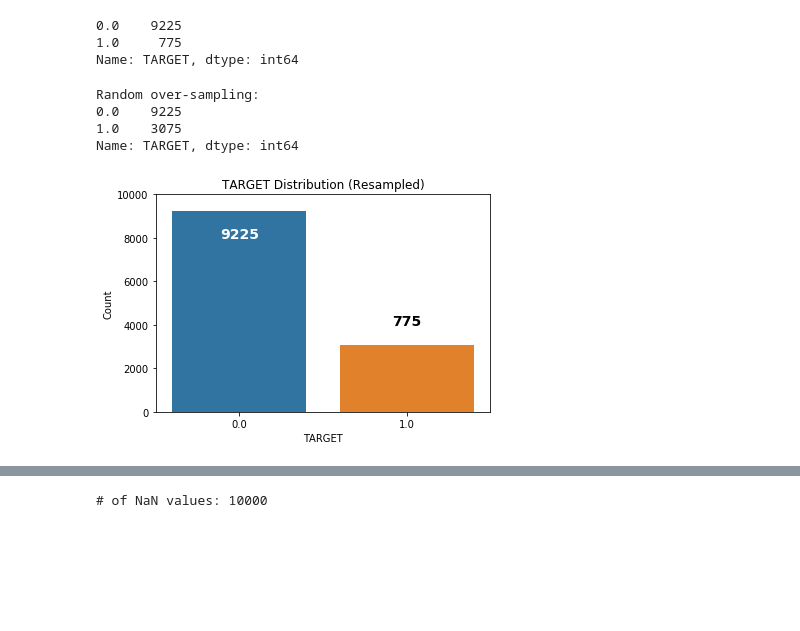
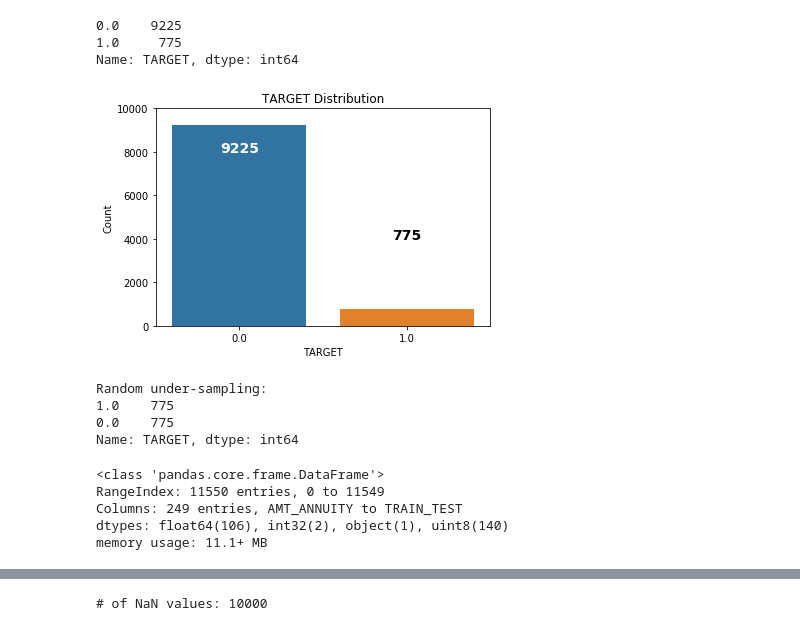
Before and after one commit to milesin3d/HomeCreditDefaultRisk, a Jupyter notebook: HomeCreditDefaultRisk.ipynb, the cells around one changed output, grey strips where cells are left out. Drawn from its saved outputs; the diff is of its cells as text; code cells hidden in the pictures; blank space fills up the shorter version.

Commit message:
adjusted missing values func and added new ML params

```diff
--- a/HomeCreditDefaultRisk.ipynb
+++ b/HomeCreditDefaultRisk.ipynb
@@ -1625,0 +1659,6 @@ WALLSMATERIAL_MODE : ['Stone, brick', 'Block', 'unknown', 'Panel', 'Mixed', 'Woo
+# %%
+# fill in missing values in MEDI cols
+nan_cols_medi = [x for x in nan_cols if 'MEDI' in x]
+a[nan_cols_medi] = a[nan_cols_medi].fillna(a.median())
+nan_cols = [x for x in nan_cols if x not in nan_cols_medi]
+a[nan_cols_medi].info()
@@ -1625,0 +1685,6 @@ WALLSMATERIAL_MODE : ['Stone, brick', 'Block', 'unknown', 'Panel', 'Mixed', 'Woo
+# %%
+# fill in missing values in MODE cols
+nan_cols_mode = [x for x in nan_cols if 'MODE' in x]
+a[nan_cols_mode] = a[nan_cols_mode].fillna(a.mode().ix[0])
+nan_cols = [x for x in nan_cols if x not in nan_cols_mode]
+a[nan_cols_mode].info()
@@ -1625,0 +1716,6 @@ WALLSMATERIAL_MODE : ['Stone, brick', 'Block', 'unknown', 'Panel', 'Mixed', 'Woo
+# %%
+# fill in missing values in AMT_REQ_CREDIT_BUREAU cols
+nan_cols_amt_req = [x for x in nan_cols if 'AMT_REQ_CREDIT_BUREAU_' in x]
+a[nan_cols_amt_req] = a[nan_cols_amt_req].fillna(0)
+nan_cols = [x for x in nan_cols if x not in nan_cols_amt_req]
+a[nan_cols_amt_req].info()
@@ -1625,0 +1734,6 @@ WALLSMATERIAL_MODE : ['Stone, brick', 'Block', 'unknown', 'Panel', 'Mixed', 'Woo
+# %%
+# fill in missing values in SOCIAL_CIRCLE cols
+nan_cols_social = [x for x in nan_cols if 'SOCIAL_CIRCLE' in x]
+a[nan_cols_social] = a[nan_cols_social].fillna(a.mode().ix[0])
+nan_cols = [x for x in nan_cols if x not in nan_cols_social]
+a[nan_cols_social].info()
@@ -2287,40 +2394,46 @@ df_class_1 = df_comb[df_comb['TARGET'] == 1]
 1.0     775
 Name: TARGET, dtype: int64
 # %%
-ratio = 75/25
-n_samples = int(count_class_0 / ratio)
-
-df_class_1_over = df_class_1.sample(n=n_samples, replace=True, random_state=1)
-df_oversampled = pd.concat([df_class_0, df_class_1_over], axis=0)
-
-print('Random over-sampling:')
-print(df_oversampled['TARGET'].value_counts())
-
-count_class_0, count_class_1 = df_comb['TARGET'].value_counts()
-
-ax = sns.countplot(df_oversampled['TARGET'])
-_ = plt.title('TARGET Distribution (Resampled)')
+# plot the TARGET Distribution
+ax = sns.countplot(df_comb['TARGET'])
+_ = plt.title('TARGET Distribution')
 _ = plt.ylabel('Count')
 _ = plt.ylim([0, 10000])
 
 _ = ax.text(0, 8000,
         str(count_class_0),
         ha='center',
         fontsize=14,
         fontweight='bold',
         color='white')
 
 _ = ax.text(1, 4000,
         str(count_class_1),
         ha='center',
         fontsize=14,
         fontweight='bold')
-
-
-#_ = df_oversampled['TARGET'].value_counts().plot(kind='bar', title='Count (TARGET)')
 # %% [output]
-Random over-sampling:
-0.0    9225
-1.0    3075
-Name: TARGET, dtype: int64
-[figure, old version]
+[figure, new version]
+# %%
+# undersampling
+
+df_class_0_under = df_class_0.sample(count_class_1)
+df_test_under = pd.concat([df_class_0_under, df_class_1], axis=0)
+
+print('Random under-sampling:')
+print(df_test_under['TARGET'].value_counts())
+# %% [output]
+Random under-sampling:
+1.0    775
+0.0    775
+Name: TARGET, dtype: int64
+# %%
+# replace df_comb with the balanced df
+df_comb = df_test_under.copy().append(df_comb_test, ignore_index=True)
+df_comb.info()
+# %% [output]
+<class 'pandas.core.frame.DataFrame'>
+RangeIndex: 11550 entries, 0 to 11549
+Columns: 249 entries, AMT_ANNUITY to TRAIN_TEST
+dtypes: float64(106), int32(2), object(1), uint8(140)
+memory usage: 11.1+ MB
```
Also changed, not shown: parts of 54 cells of this notebook.
